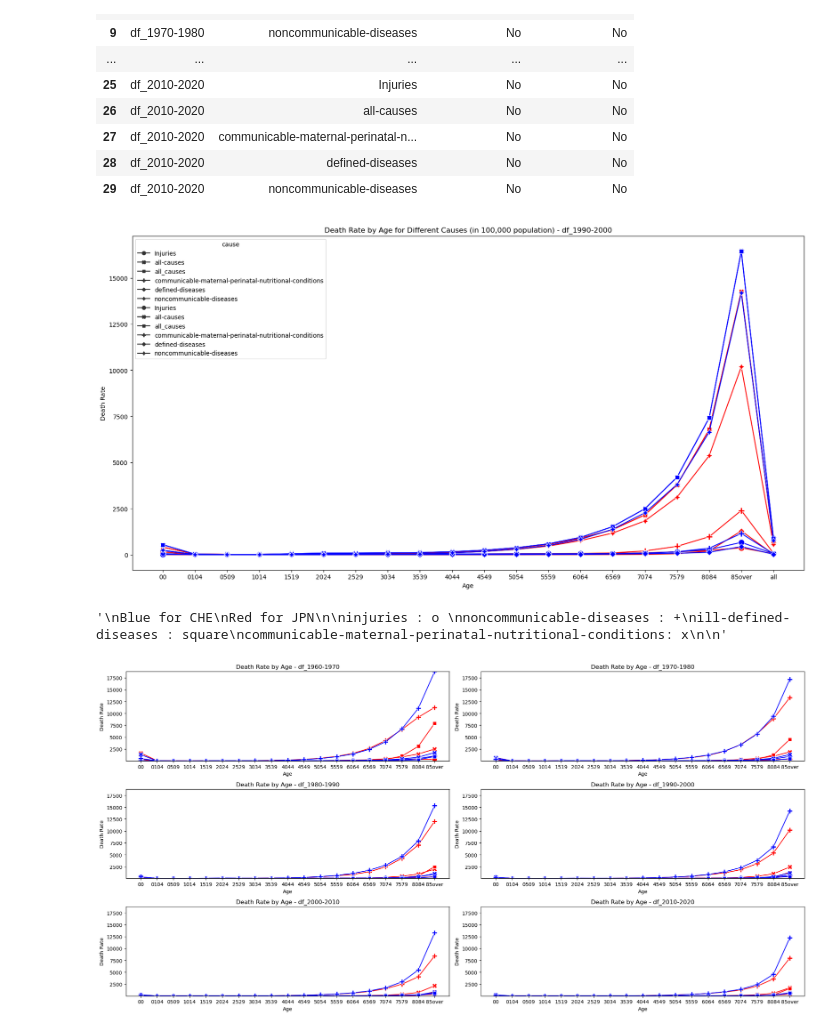
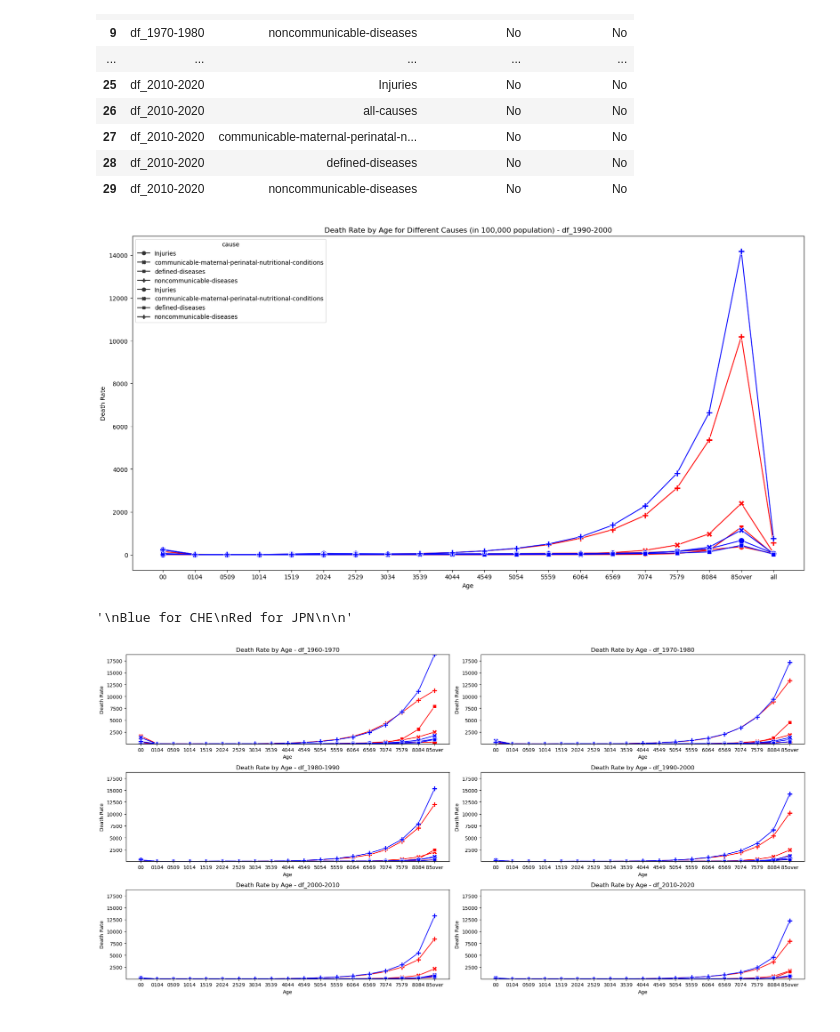
Before and after one commit to flashpub/mortality-rate-second, a Jupyter notebook: Nikan/age + cause.ipynb, the cells around one changed output. Cells and saved outputs as stored; diff of their text form; code cells hidden in the pictures.

```diff
--- a/Nikan/age + cause.ipynb
+++ b/Nikan/age + cause.ipynb
@@ -225,41 +182,30 @@ significance_age
 | 28 | df_2010-2020 | defined-diseases | No | No |
 | 29 | df_2010-2020 | noncommunicable-diseases | No | No |
 # %%
-# Use Seaborn to create a line plot
-plt.figure(figsize=(20, 10))  # Set the figure size
-
-# Use seaborn to create a line plot with a different line for each 'cause'
-sns.set_palette(["red", "blue"])  # Set color palette
+# creating a line plot inside a frame
+plt.figure(figsize=(20, 10))
+sns.set_palette(["red", "blue"])
 sns.lineplot(data=dfs['df_1990-2000'][
-    # (dfs['df_1990-2000']['cause'] != 'all_causes') & (dfs['df_1990-2000']['cause'] != 'all-causes') &
-      (dfs['df_1990-2000']['gender'] == 'All')
+    (dfs['df_1990-2000']['cause'] != 'all_causes') & (dfs['df_1990-2000']['cause'] != 'all-causes') &(dfs['df_1990-2000']['gender'] == 'All')
 ],x='age', y='JPN_death_rate',style='cause', markers=True, dashes=False, markersize=10)
 sns.lineplot(data=dfs['df_1990-2000'][
-    # (dfs['df_1990-2000']['cause'] != 'all_causes') & (dfs['df_1990-2000']['cause'] != 'all-causes') &
-    (dfs['df_1990-2000']['gender'] == 'All')
+    (dfs['df_1990-2000']['cause'] != 'all_causes') & (dfs['df_1990-2000']['cause'] != 'all-causes') & (dfs['df_1990-2000']['gender'] == 'All')
 ], x='age', y='CHE_death_rate',style='cause', markers=True, dashes=False, markersize=10)
 
-# Add labels and title
 plt.xlabel("Age")
 plt.ylabel("Death Rate")
 plt.title(f"Death Rate by Age for Different Causes (in 100,000 population) - df_1990-2000")
 
-# Show the plot
 plt.show()
 
 """
 Blue for CHE
 Red for JPN
 
-injuries : o
-noncommunicable-diseases : +
-ill-defined-diseases : square
-communicable-maternal-perinatal-nutritional-conditions: x
-
 """
 # %% [output]
-[figure, old version]
+[figure, new version]
-'\nBlue for CHE\nRed for JPN\n\ninjuries : o \nnoncommunicable-diseases : +\nill-defined-diseases : square\ncommunicable-maternal-perinatal-nutritional-conditions: x\n\n'
+'\nBlue for CHE\nRed for JPN\n\n'
 # %%
 
 # Define the layout of the subplots (2 rows, 3 columns)
```
Also changed, not shown: parts of 15 cells of this notebook, 3 other files.
